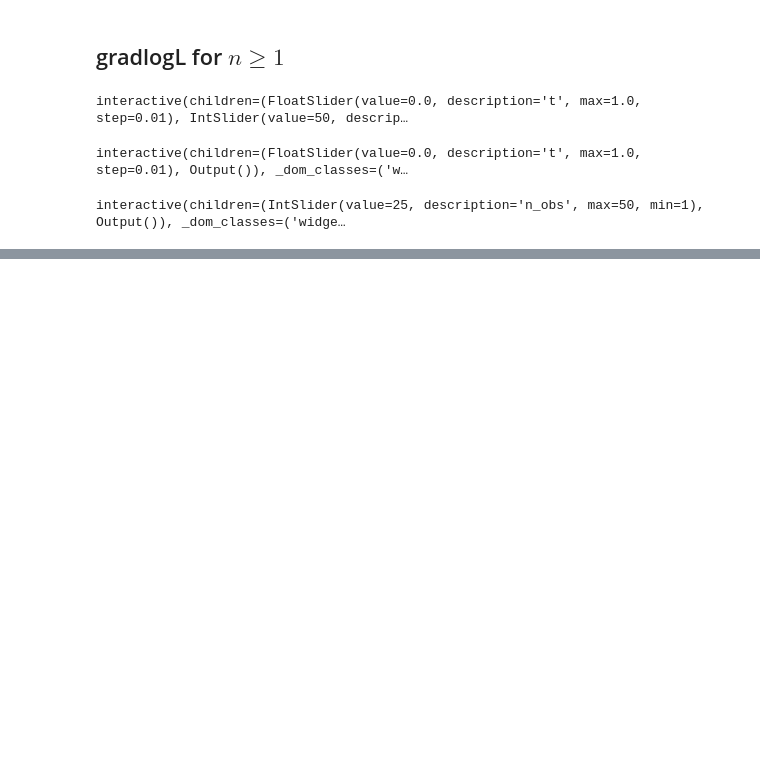
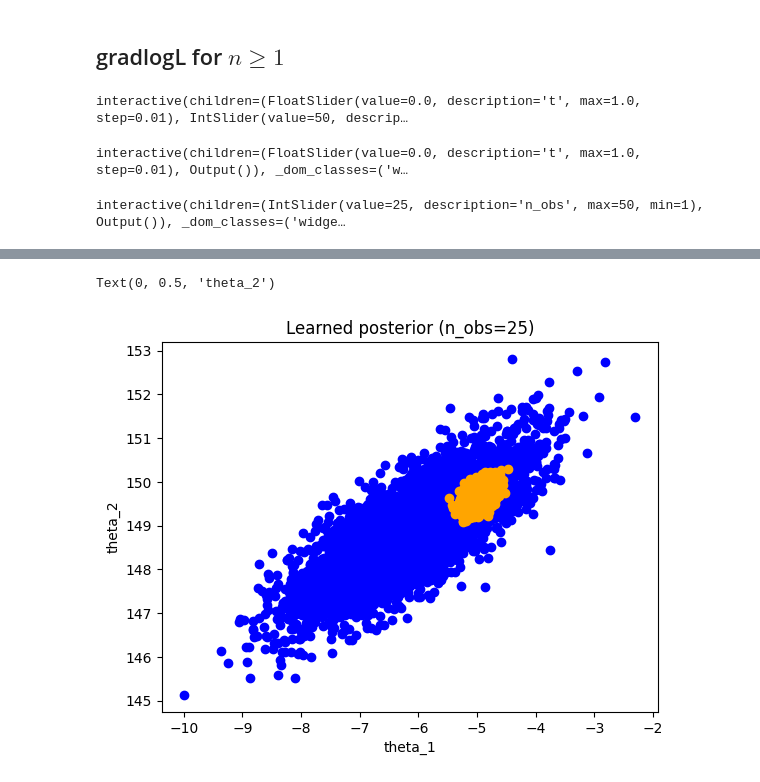
Before and after one commit to JuliaLinhart/diffusions-for-sbi, a Jupyter notebook: notebooks/analtic_vs_learned_debug.ipynb, the cells around one changed output, grey strips where cells are left out. Drawn from its saved outputs; the diff is of its cells as text; code cells hidden in the pictures; blank space fills up the shorter version.

```diff
--- a/notebooks/analtic_vs_learned_debug.ipynb
+++ b/notebooks/analtic_vs_learned_debug.ipynb
@@ -237,0 +347,20 @@ interactive(children=(IntSlider(value=25, description='n_obs', max=50, min=1), O
+# %%
+n_obs = 25
+t_idx=-1
+results = torch.load(f"../results/gaussian/results_dict_n_obs_{n_obs}_lda_criteria.pkl")
+# results_ana = torch.load(f"../results/gaussian/results_dict_n_obs_{n_obs}_assure_psd.pkl")
+thetas_t = results["all_theta_learned"][t_idx] * theta_train.std(axis=0) + theta_train.mean(axis=0)
+# thetas_ana_t = results_ana["all_theta_ana"][t_idx] * theta_train.std(axis=0) + theta_train.mean(axis=0)
+# %%
+plt.scatter(*true_samples.T, c="blue")
+# plt.scatter(thetas_ana_t[:, 0], thetas_ana_t[:, 1], c="red")
+plt.scatter(thetas_t[:, 0], thetas_t[:, 1], c="orange")
+# plt.scatter(theta_true[0], theta_true[1], marker='*', alpha=1, c="black")
+plt.title(f"Learned posterior (n_obs={n_obs})")
+# plt.xlim(-10, 0)
+# plt.ylim(130, 170)
+plt.xlabel("theta_1")
+plt.ylabel("theta_2")
+# %% [output]
+Text(0, 0.5, 'theta_2')
+[figure, added]
```
Also changed, not shown: parts of 8 cells of this notebook, 3 other files.
